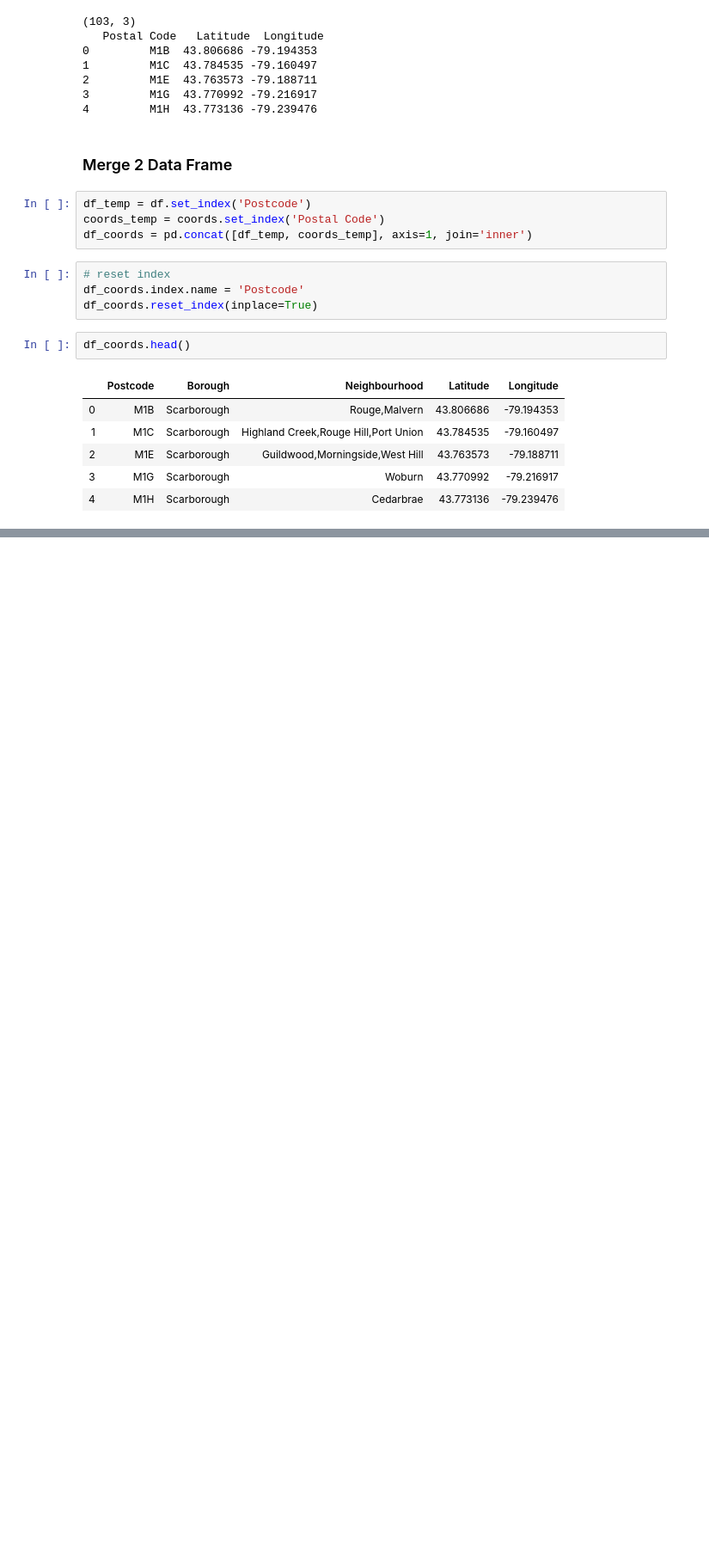
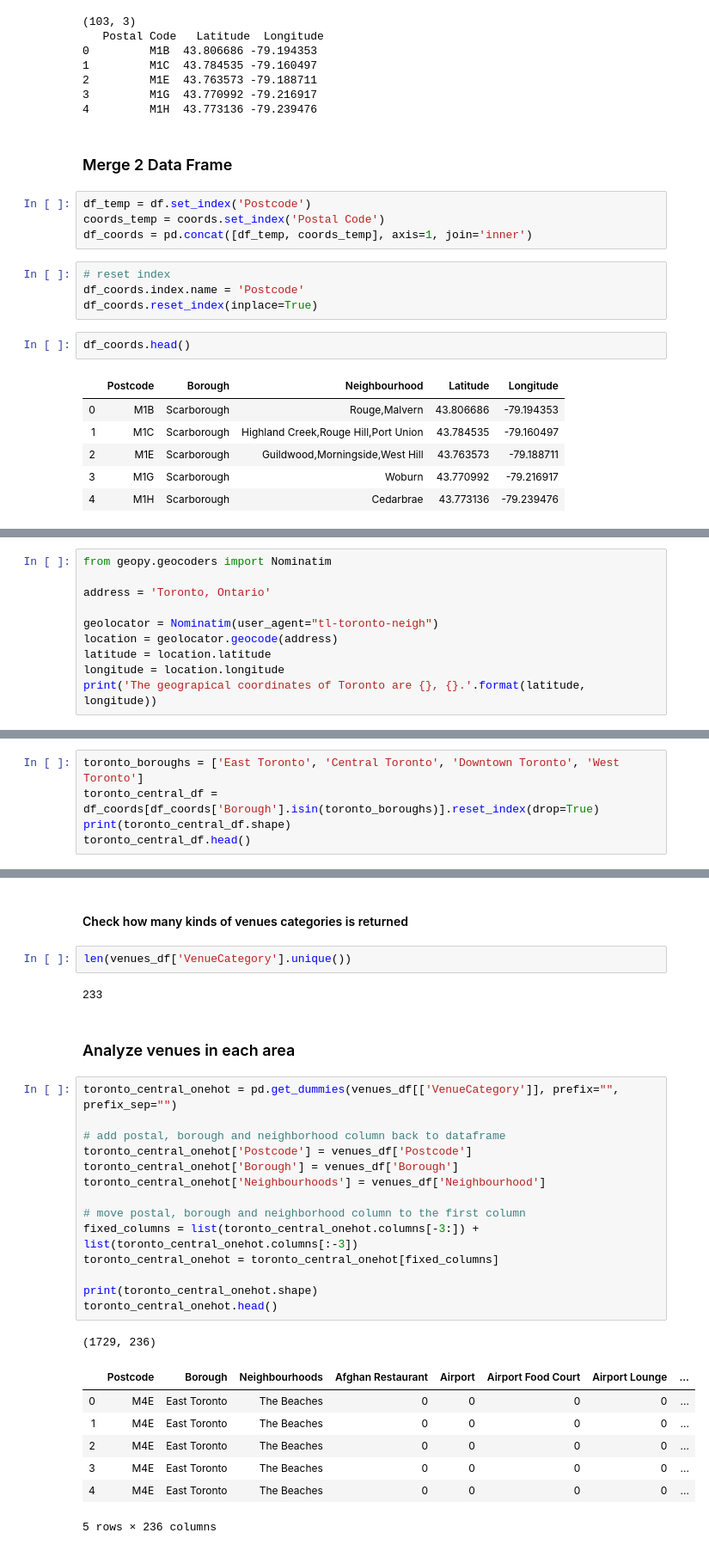
Before and after one commit to garantua/data_science, a Jupyter notebook: toronto_neighbourhood.ipynb, the cells around one changed output, grey strips where cells are left out. Shown at 86% size. Cells and saved outputs as stored; diff of their text form; blank space fills up the shorter version.

```diff
--- a/toronto_neighbourhood.ipynb
+++ b/toronto_neighbourhood.ipynb
@@ -113,0 +138,10 @@ df_coords.head()
+# %%
+from geopy.geocoders import Nominatim
+
+address = 'Toronto, Ontario'
+
+geolocator = Nominatim(user_agent="tl-toronto-neigh")
+location = geolocator.geocode(address)
+latitude = location.latitude
+longitude = location.longitude
+print('The geograpical coordinates of Toronto are {}, {}.'.format(latitude, longitude))
@@ -113,0 +182,5 @@ df_coords.head()
+# %%
+toronto_boroughs = ['East Toronto', 'Central Toronto', 'Downtown Toronto', 'West Toronto']
+toronto_central_df = df_coords[df_coords['Borough'].isin(toronto_boroughs)].reset_index(drop=True)
+print(toronto_central_df.shape)
+toronto_central_df.head()
@@ -113,0 +304,31 @@ df_coords.head()
+# %% [markdown]
+#### Check how many kinds of venues categories is returned
+# %%
+len(venues_df['VenueCategory'].unique())
+# %% [output]
+233
+# %% [markdown]
+### Analyze venues in each area
+# %%
+toronto_central_onehot = pd.get_dummies(venues_df[['VenueCategory']], prefix="", prefix_sep="")
+
+# add postal, borough and neighborhood column back to dataframe
+toronto_central_onehot['Postcode'] = venues_df['Postcode']
+toronto_central_onehot['Borough'] = venues_df['Borough']
+toronto_central_onehot['Neighbourhoods'] = venues_df['Neighbourhood']
+
+# move postal, borough and neighborhood column to the first column
+fixed_columns = list(toronto_central_onehot.columns[-3:]) + list(toronto_central_onehot.columns[:-3])
+toronto_central_onehot = toronto_central_onehot[fixed_columns]
+
+print(toronto_central_onehot.shape)
+toronto_central_onehot.head()
+# %% [output]
+(1729, 236)
+|  | Postcode | Borough | Neighbourhoods | Afghan Restaurant | Airport | Airport Food Court | Airport Lounge | ... |
+| 0 | M4E | East Toronto | The Beaches | 0 | 0 | 0 | 0 | ... |
+| 1 | M4E | East Toronto | The Beaches | 0 | 0 | 0 | 0 | ... |
+| 2 | M4E | East Toronto | The Beaches | 0 | 0 | 0 | 0 | ... |
+| 3 | M4E | East Toronto | The Beaches | 0 | 0 | 0 | 0 | ... |
+| 4 | M4E | East Toronto | The Beaches | 0 | 0 | 0 | 0 | ... |
+5 rows × 236 columns
```
Also changed, not shown: parts of 26 cells of this notebook.
